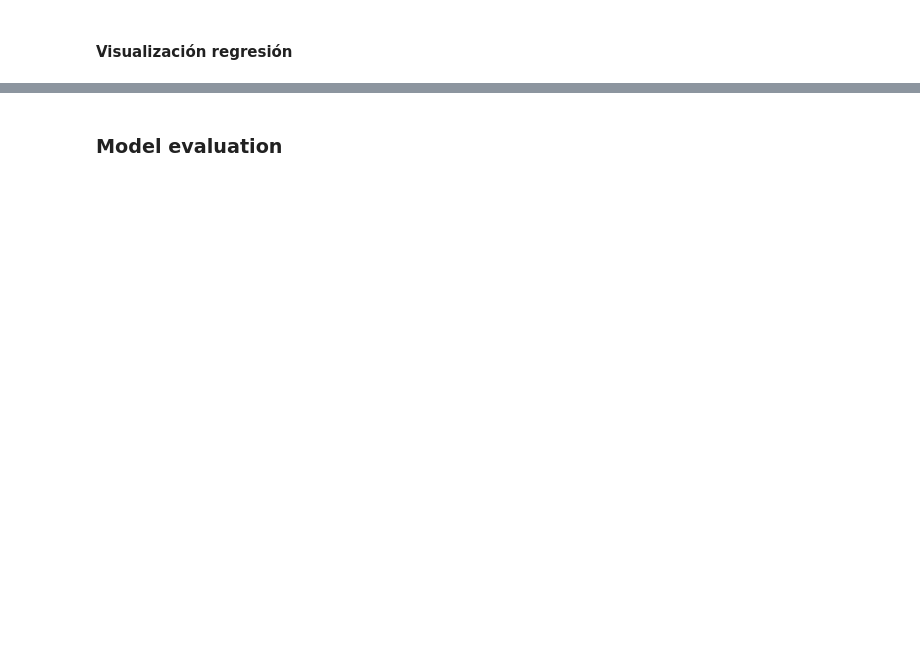
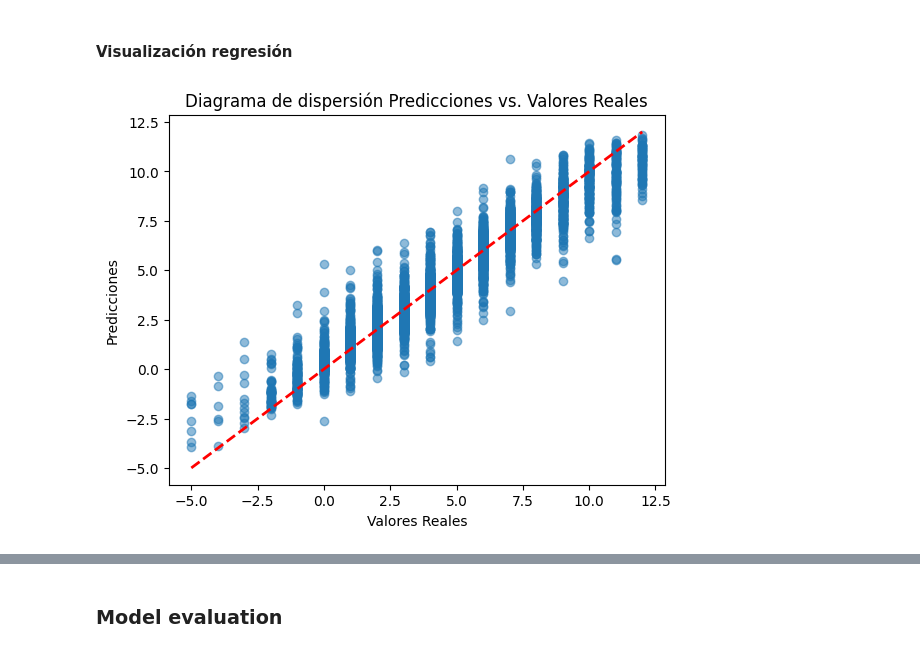
Before and after one commit to fernandez-a/La-liga-fantasy-predictor, a Jupyter notebook: la_liga/notebooks/02_train_test_mode.ipynb, the cells around one changed output, grey strips where cells are left out. Cells and saved outputs as stored; diff of their text form; code cells hidden in the pictures; blank space fills up the shorter version.

```diff
--- a/la_liga/notebooks/02_train_test_mode.ipynb
+++ b/la_liga/notebooks/02_train_test_mode.ipynb
@@ -141,5 +152,15 @@ lr_r2 = r2_score(y_test, lr_predictions)
 # %% [markdown]
 #### Visualización regresión
+# %%
+plt.scatter(y_test, y_pred_rf, alpha=0.5)
+plt.plot([min(y_test), max(y_test)], [min(y_test), max(y_test)], linestyle='--', color='red', linewidth=2)
+plt.title('Diagrama de dispersión Predicciones vs. Valores Reales')
+plt.xlabel('Valores Reales')
+plt.ylabel('Predicciones')
+plt.savefig('./figures/scatter_random_forest.png')
+plt.show()
+# %% [output]
+[figure, added]
 # %%
 plt.scatter(y_test, lr_predictions, alpha=0.5)
 
```
Also changed, not shown: parts of 21 cells of this notebook, 4 other files.
